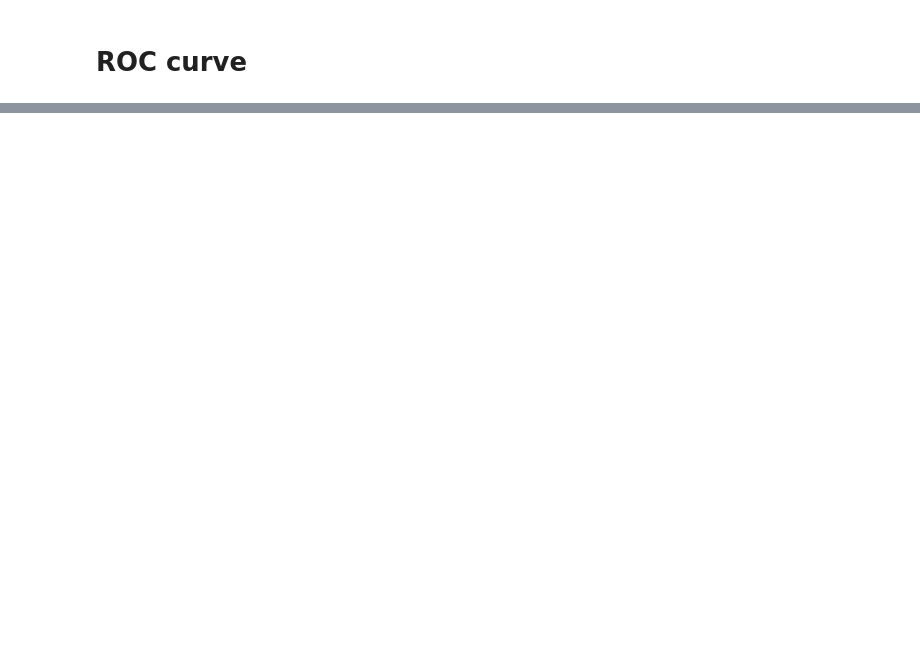
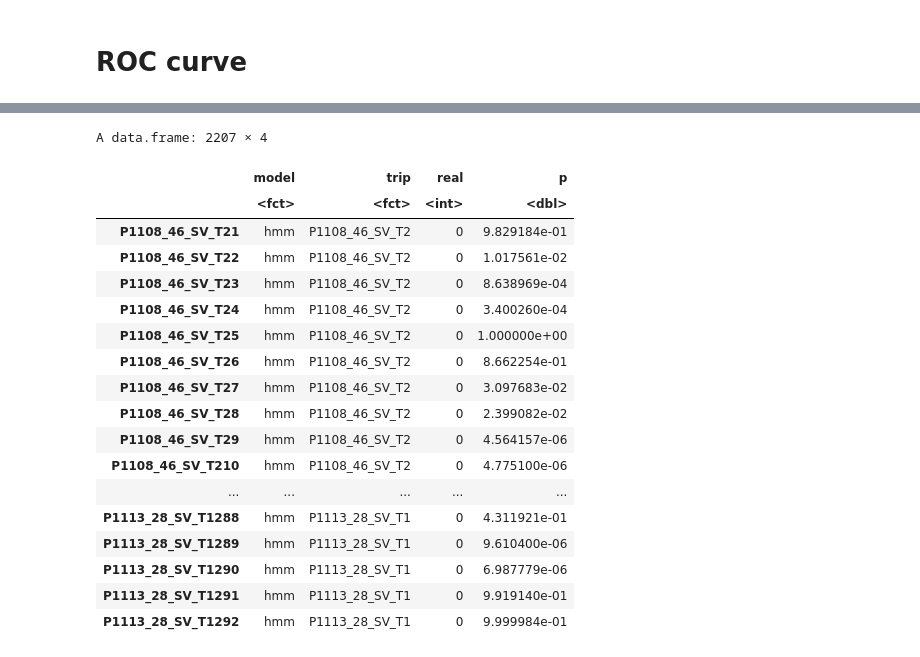
Before and after one commit to AmedeeRoy/BirdDL, a Jupyter notebook: dive_prediction_hmm.ipynb, the cells around one changed output, grey strips where cells are left out. Saved outputs shown, nothing was run; the diff lists cells and outputs as text; code cells hidden in the pictures; blank space fills up the shorter version.

```diff
--- a/dive_prediction_hmm.ipynb
+++ b/dive_prediction_hmm.ipynb
@@ -174,0 +174,26 @@ write.table(df, file = './roc/roc_hmm.csv', sep = ',')
+# %%
+all_estim <- unlist(dive_estim)
+all_real <- unlist(dive_real)
+# %%
+df = data.frame(model = 'hmm', trip = substr(names(all_real), 1, 14), real = all_real, p = all_estim)
+df
+# %% [output]
+A data.frame: 2207 × 4
+|  | model | trip | real | p |
+|  | <fct> | <fct> | <int> | <dbl> |
+| P1108_46_SV_T21 | hmm | P1108_46_SV_T2 | 0 | 9.829184e-01 |
+| P1108_46_SV_T22 | hmm | P1108_46_SV_T2 | 0 | 1.017561e-02 |
+| P1108_46_SV_T23 | hmm | P1108_46_SV_T2 | 0 | 8.638969e-04 |
+| P1108_46_SV_T24 | hmm | P1108_46_SV_T2 | 0 | 3.400260e-04 |
+| P1108_46_SV_T25 | hmm | P1108_46_SV_T2 | 0 | 1.000000e+00 |
+| P1108_46_SV_T26 | hmm | P1108_46_SV_T2 | 0 | 8.662254e-01 |
+| P1108_46_SV_T27 | hmm | P1108_46_SV_T2 | 0 | 3.097683e-02 |
+| P1108_46_SV_T28 | hmm | P1108_46_SV_T2 | 0 | 2.399082e-02 |
+| P1108_46_SV_T29 | hmm | P1108_46_SV_T2 | 0 | 4.564157e-06 |
+| P1108_46_SV_T210 | hmm | P1108_46_SV_T2 | 0 | 4.775100e-06 |
+| ... | ... | ... | ... | ... |
+| P1113_28_SV_T1288 | hmm | P1113_28_SV_T1 | 0 | 4.311921e-01 |
+| P1113_28_SV_T1289 | hmm | P1113_28_SV_T1 | 0 | 9.610400e-06 |
+| P1113_28_SV_T1290 | hmm | P1113_28_SV_T1 | 0 | 6.987779e-06 |
+| P1113_28_SV_T1291 | hmm | P1113_28_SV_T1 | 0 | 9.919140e-01 |
+| P1113_28_SV_T1292 | hmm | P1113_28_SV_T1 | 0 | 9.999984e-01 |
```
Also changed, not shown: parts of 14 cells of this notebook, 36 other files.
